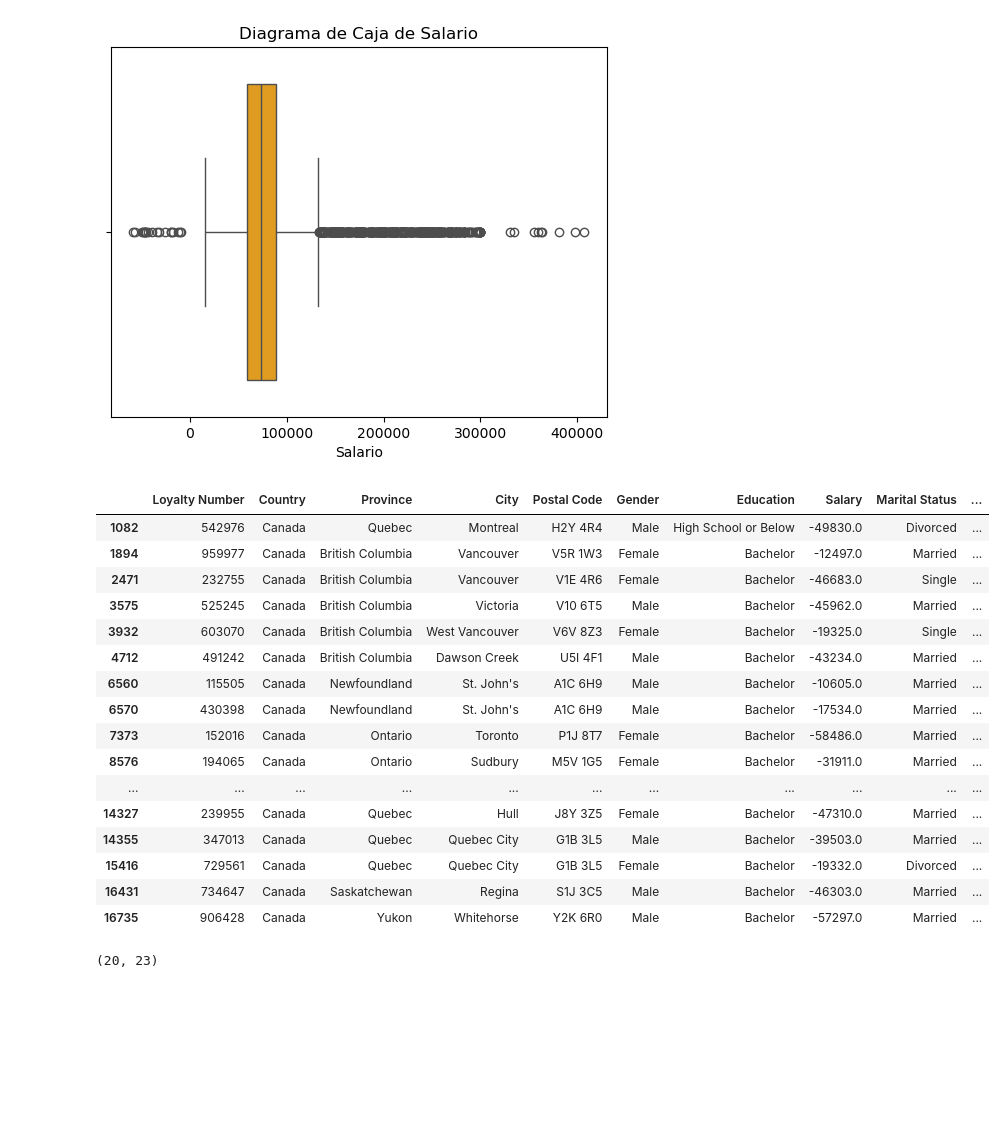
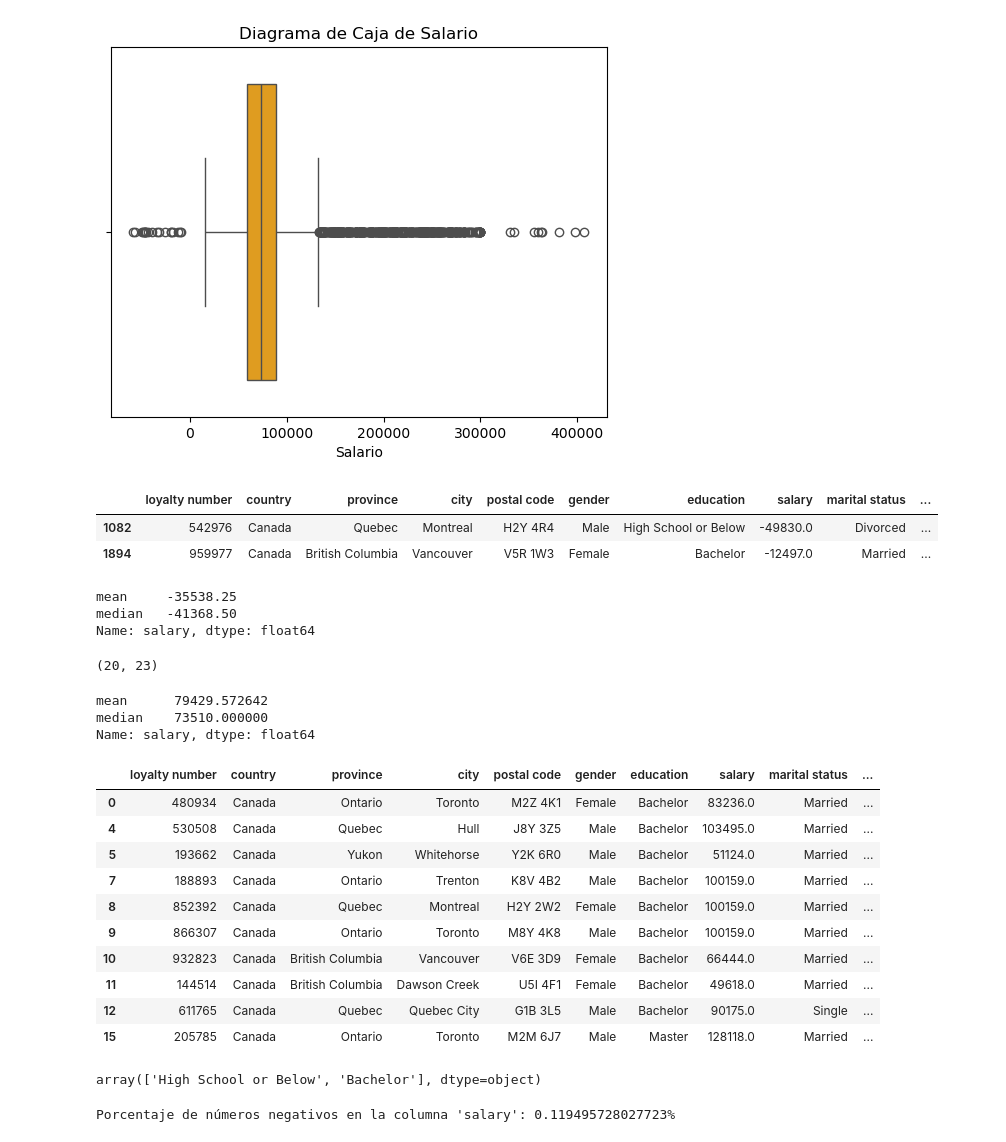
Before and after one commit to Adalab/bda-modulo-3-evaluacion-final-Iara-AC, a Jupyter notebook: evaluacion-mod-3-iara.ipynb, the cells around one changed output. Drawn from its saved outputs; the diff is of its cells as text; code cells hidden in the pictures; blank space fills up the shorter version.

```diff
--- a/evaluacion-mod-3-iara.ipynb
+++ b/evaluacion-mod-3-iara.ipynb
@@ -470,3 +471,9 @@ presenten de forma coherente.
 
 *Realiza cualquier ajuste o conversión necesaria en las columnas (por ejemplo, cambiar tipos de
 datos) para garantizar la adecuación de los datos para el análisis estadístico.
+# %%
+# llamar la funcion para transfomar las columnas en minusculas
+
+df_final = sp.columnas_minusculas(df_final)
+df_flight_sin_duplicados = sp.columnas_minusculas(df_flight_sin_duplicados)
+df_history = sp.columnas_minusculas(df_history)
@@ -494,26 +535,19 @@ plt.savefig("imagenes/boxplot_salario.jpg", bbox_inches = "tight", pad_inches=0)
 # esta columna de Salary tiene muchos valores atípicos (positivos y negativos) por lo que optaremos por reemplazar los nulos con métodos más avanzados como
 # KNNImputer y IterativeImputer. Para comparar aplicaremos los dos métodos a la columna y veremos si hay diferencias o no, para elegir el que mejor si encaje
 # %%
-df = df_final[(df_final['Salary'] < 0)]
-df
+df = df_final[(df_final['salary'] < 0)]
+df.head(2)
 # %% [output]
-|  | Loyalty Number | Country | Province | City | Postal Code | Gender | Education | Salary | Marital Status | ... |
+|  | loyalty number | country | province | city | postal code | gender | education | salary | marital status | ... |
 | 1082 | 542976 | Canada | Quebec | Montreal | H2Y 4R4 | Male | High School or Below | -49830.0 | Divorced | ... |
 | 1894 | 959977 | Canada | British Columbia | Vancouver | V5R 1W3 | Female | Bachelor | -12497.0 | Married | ... |
-| 2471 | 232755 | Canada | British Columbia | Vancouver | V1E 4R6 | Female | Bachelor | -46683.0 | Single | ... |
-| 3575 | 525245 | Canada | British Columbia | Victoria | V10 6T5 | Male | Bachelor | -45962.0 | Married | ... |
-| 3932 | 603070 | Canada | British Columbia | West Vancouver | V6V 8Z3 | Female | Bachelor | -19325.0 | Single | ... |
-| 4712 | 491242 | Canada | British Columbia | Dawson Creek | U5I 4F1 | Male | Bachelor | -43234.0 | Married | ... |
-| 6560 | 115505 | Canada | Newfoundland | St. John's | A1C 6H9 | Male | Bachelor | -10605.0 | Married | ... |
-| 6570 | 430398 | Canada | Newfoundland | St. John's | A1C 6H9 | Male | Bachelor | -17534.0 | Married | ... |
-| 7373 | 152016 | Canada | Ontario | Toronto | P1J 8T7 | Female | Bachelor | -58486.0 | Married | ... |
-| 8576 | 194065 | Canada | Ontario | Sudbury | M5V 1G5 | Female | Bachelor | -31911.0 | Married | ... |
-| ... | ... | ... | ... | ... | ... | ... | ... | ... | ... | ... |
-| 14327 | 239955 | Canada | Quebec | Hull | J8Y 3Z5 | Female | Bachelor | -47310.0 | Married | ... |
-| 14355 | 347013 | Canada | Quebec | Quebec City | G1B 3L5 | Male | Bachelor | -39503.0 | Married | ... |
-| 15416 | 729561 | Canada | Quebec | Quebec City | G1B 3L5 | Female | Bachelor | -19332.0 | Divorced | ... |
-| 16431 | 734647 | Canada | Saskatchewan | Regina | S1J 3C5 | Male | Bachelor | -46303.0 | Married | ... |
-| 16735 | 906428 | Canada | Yukon | Whitehorse | Y2K 6R0 | Male | Bachelor | -57297.0 | Married | ... |
+# %%
+# Media y mediana para los sueldos negativos
+df['salary'].agg(['mean','median'])
+# %% [output]
+mean     -35538.25
+median   -41368.50
+Name: salary, dtype: float64
 # %%
 df.shape
 # %% [output]
@@ -547,0 +555,39 @@ def transformar_ano_en_fecha(df, columna):
+# %%
+df_sueldo_posi = df_final[(df_final['salary'] > 0)]
+
+# Media y mediana para los sueldos positivos
+df_sueldo_posi['salary'].agg(['mean','median'])
+# %% [output]
+mean      79429.572642
+median    73510.000000
+Name: salary, dtype: float64
+# %%
+df_sueldo_posi.head(10)
+# %% [output]
+|  | loyalty number | country | province | city | postal code | gender | education | salary | marital status | ... |
+| 0 | 480934 | Canada | Ontario | Toronto | M2Z 4K1 | Female | Bachelor | 83236.0 | Married | ... |
+| 4 | 530508 | Canada | Quebec | Hull | J8Y 3Z5 | Male | Bachelor | 103495.0 | Married | ... |
+| 5 | 193662 | Canada | Yukon | Whitehorse | Y2K 6R0 | Male | Bachelor | 51124.0 | Married | ... |
+| 7 | 188893 | Canada | Ontario | Trenton | K8V 4B2 | Male | Bachelor | 100159.0 | Married | ... |
+| 8 | 852392 | Canada | Quebec | Montreal | H2Y 2W2 | Female | Bachelor | 100159.0 | Married | ... |
+| 9 | 866307 | Canada | Ontario | Toronto | M8Y 4K8 | Male | Bachelor | 100159.0 | Married | ... |
+| 10 | 932823 | Canada | British Columbia | Vancouver | V6E 3D9 | Female | Bachelor | 66444.0 | Married | ... |
+| 11 | 144514 | Canada | British Columbia | Dawson Creek | U5I 4F1 | Female | Bachelor | 49618.0 | Married | ... |
+| 12 | 611765 | Canada | Quebec | Quebec City | G1B 3L5 | Male | Bachelor | 90175.0 | Single | ... |
+| 15 | 205785 | Canada | Ontario | Toronto | M2M 6J7 | Male | Master | 128118.0 | Married | ... |
+# %%
+# Nivel educacional de las personas que tienen el sueldo negativo
+
+df['education'].unique()
+# %% [output]
+array(['High School or Below', 'Bachelor'], dtype=object)
+# %%
+# Porcentaje de valores negativos de la columna 'salary'
+
+num_ne = (df_final['salary'] < 0).sum()
+total_filas = df_final.shape[0]
+
+por_neg = (num_ne/total_filas) *100
+print(f"Porcentaje de números negativos en la columna 'salary': {por_neg}%")
+# %% [output]
+Porcentaje de números negativos en la columna 'salary': 0.119495728027723%
```
Also changed, not shown: parts of 78 cells of this notebook, 15 other files.
